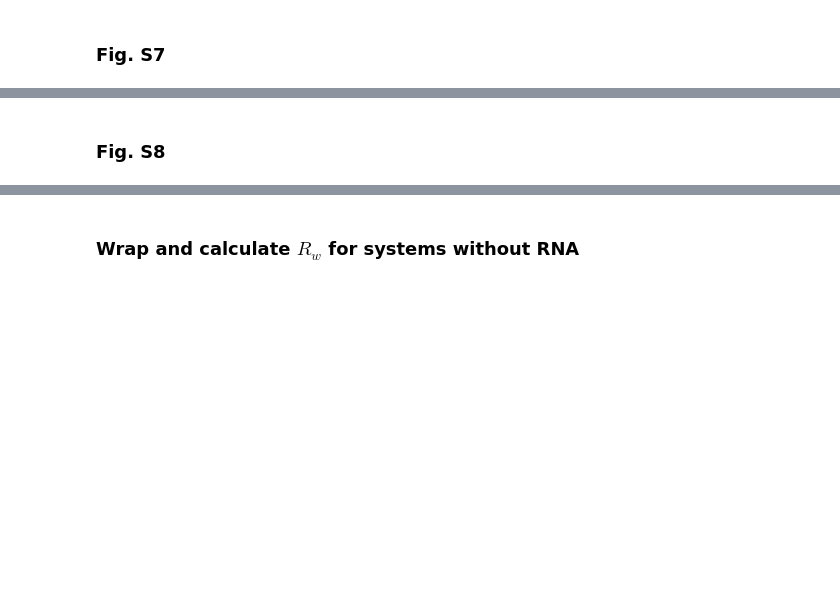
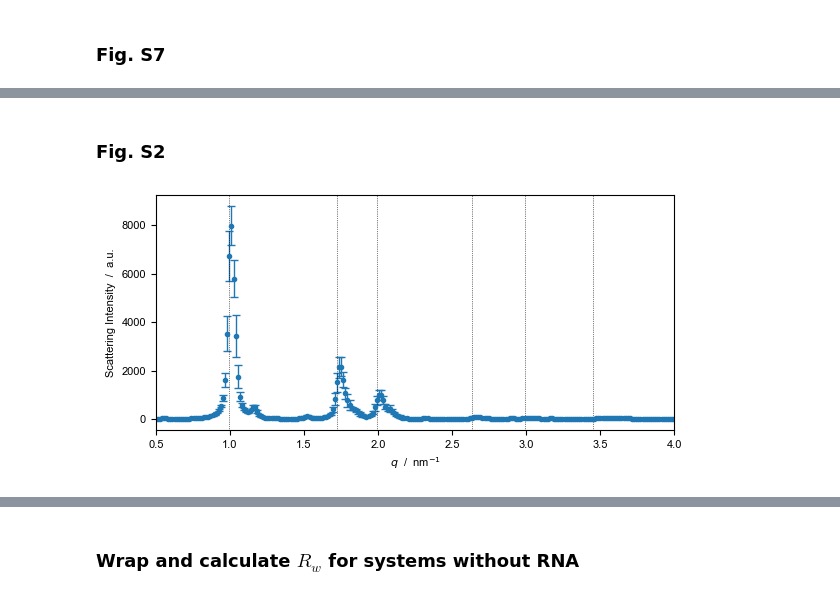
Before and after one commit to gitesei/SI-LNPs, a Jupyter notebook: analyses.ipynb, the cells around one changed output, grey strips where cells are left out. Drawn from its saved outputs; the diff is of its cells as text; code cells hidden in the pictures; blank space fills up the shorter version.

```diff
--- a/analyses.ipynb
+++ b/analyses.ipynb
@@ -741,2 +744,27 @@ plt.savefig('figs/figS7.png',dpi=300)
 # %% [markdown]
-### Fig. S8
+### Fig. S2
+# %%
+fig = plt.figure(figsize=(6,3))
+plt.rc('font', **{'family':'sans-serif','sans-serif':['Arial'], 'size': 8})
+
+x,y,z = np.loadtxt('data/scattering_S2.csv',unpack=True,skiprows=1,delimiter=';',)
+
+plt.errorbar(x,y,yerr=z,marker='o',ms=3,lw=0,
+            elinewidth=1,capsize=3,capthick=1,color='tab:blue')
+
+plt.axvline(0.9965,color='k',ls=':',lw=.5)
+plt.axvline(1.7261,color='k',ls=':',lw=.5)
+plt.axvline(1.9931,color='k',ls=':',lw=.5)
+plt.axvline(2.6366,color='k',ls=':',lw=.5)
+plt.axvline(2.9896,color='k',ls=':',lw=.5)
+plt.axvline(3.451977259,color='k',ls=':',lw=.5)
+
+plt.xlim(0.5,4)
+
+plt.ylabel('Scattering Intensity  /  a.u.')
+plt.xlabel('$q$  /  nm$^{-1}$')
+
+plt.tight_layout()
+plt.savefig('figs/figS2.png',dpi=300)
+# %% [output]
+[figure, added]
```
Also changed, not shown: parts of 9 cells of this notebook, 5 other files.
